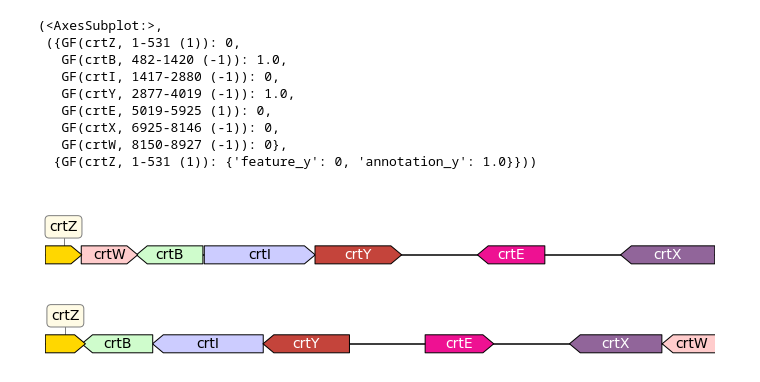
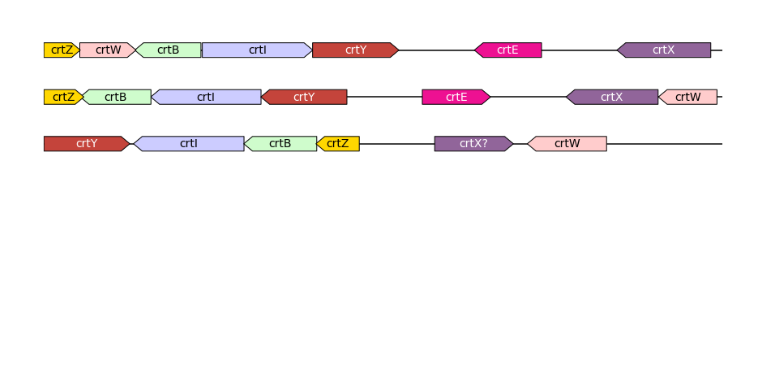
Before and after one commit to DarrenKey/Astaxanthin-RD1-Project, a Jupyter notebook: python-scripts/OperonCreation.ipynb, the cells around one changed output. Cells and saved outputs as stored; diff of their text form; code cells hidden in the pictures; blank space fills up the shorter version.

```diff
--- a/python-scripts/OperonCreation.ipynb
+++ b/python-scripts/OperonCreation.ipynb
@@ -25,7 +25,7 @@ import matplotlib.pyplot as plt
 
 uni_thick = 18
 font_dict = {'fontsize' : 14}
-features=[
+rd1_features=[
     GraphicFeature(start=0, end=483, strand=+1, color="#ffd700",
                    label="crtZ", fontdict = font_dict, thickness = uni_thick),
     GraphicFeature(start=476, end=1222, strand=+1, color="#ffcccc",
@@ -44,9 +44,9 @@ features=[
                    label="crtX", fontdict = font_dict, thickness = uni_thick)
 
 ]
-record = GraphicRecord(sequence_length=8845, features=features, feature_level_height=0)
+rd1_record = GraphicRecord(sequence_length=9000, features=rd1_features, feature_level_height=0)
 # record.default_font_family = 'Times New Roman'
 
-ax, _ = record.plot(figure_width=15, with_ruler=False)
+ax, _ = rd1_record.plot(figure_width=15, with_ruler=False)
 ax.figure.savefig('crtoperon_RD1.png', bbox_inches='tight')
 # %% [output]
@@ -54,8 +54,5 @@ ax.figure.savefig('crtoperon_RD1.png', bbox_inches='tight')
 # %%
-
-uni_thick = 18
-font_dict = {'fontsize' : 14}
-features=[
+faciens_features=[
     GraphicFeature(start=1, end=531, strand=+1, color="#ffd700",
                    label="crtZ", fontdict = font_dict, thickness = uni_thick),
     GraphicFeature(start=482, end=1420, strand=-1, color="#cffccc",
@@ -76,9 +73,9 @@ features=[
                    label="crtW", fontdict = font_dict, thickness = uni_thick)
 
 ]
-record = GraphicRecord(sequence_length=8927, features=features, feature_level_height=0)
+faciens_record = GraphicRecord(sequence_length=9000, features=faciens_features, feature_level_height=0)
 # record.default_font_family = 'Times New Roman'
 
-ax, _ = record.plot(figure_width=15, with_ruler=False)
+ax, _ = faciens_record.plot(figure_width=15, with_ruler=False)
 ax.figure.savefig('crtoperon_faciens.png', bbox_inches='tight')
 # %% [output]
@@ -86,66 +135,13 @@ ax.figure.savefig('crtoperon_faciens.png', bbox_inches='tight')
 # %%
 
-fig, (ax1, ax2) = plt.subplots(
-    2, 1, figsize=(12, 3), sharex=True, gridspec_kw={"height_ratios": [1, 1]}
+fig, (ax1, ax2, ax3) = plt.subplots(
+    3, 1, figsize=(15, 3), sharex=True, gridspec_kw={"height_ratios": [1, 1, 1]}
 )
-
-
-uni_thick = 18
-font_dict = {'fontsize' : 14}
-rd1_features=[
-    GraphicFeature(start=0, end=483, strand=+1, color="#ffd700",
-                   label="crtZ", fontdict = font_dict, thickness = uni_thick),
-    GraphicFeature(start=476, end=1222, strand=+1, color="#ffcccc",
-                   label="crtW", fontdict = font_dict, thickness = uni_thick),
-    GraphicFeature(start=1205, end=2083, strand=-1, color="#cffccc",
-                   label="crtB", fontdict = font_dict, thickness = uni_thick),
-    GraphicFeature(start=2101, end=3567, strand=+1, color="#ccccff",
-                   label="crtI", fontdict = font_dict, thickness = uni_thick),
-    GraphicFeature(start=3564, end=4709, strand=+1, color="#C4443B",
-                   label="crtY", fontdict = font_dict, thickness = uni_thick),
-
-    GraphicFeature(start=5709, end=6600, strand=-1, color="#EE1192",
-                   label="crtE", fontdict = font_dict, thickness = uni_thick),
-
-    GraphicFeature(start=7600, end=8845, strand=-1, color="#91659A",
-                   label="crtX", fontdict = font_dict, thickness = uni_thick)
-
-]
-
-faciens_features=[
-    GraphicFeature(start=1, end=531, strand=+1, color="#ffd700",
-                   label="crtZ", fontdict = font_dict, thickness = uni_thick),
-    GraphicFeature(start=482, end=1420, strand=-1, color="#cffccc",
-                   label="crtB", fontdict = font_dict, thickness = uni_thick),
-    GraphicFeature(start=1417, end=2880, strand=-1, color="#ccccff",
-                   label="crtI", fontdict = font_dict, thickness = uni_thick),
-    GraphicFeature(start=2877, end=4019, strand=-1, color="#C4443B",
-                   label="crtY", fontdict = font_dict, thickness = uni_thick),
-
-
-    GraphicFeature(start=5019, end=5925, strand=+1, color="#EE1192",
-                   label="crtE", fontdict = font_dict, thickness = uni_thick),
-
-    GraphicFeature(start=6925, end=8146, strand=-1, color="#91659A",
-                   label="crtX", fontdict = font_dict, thickness = uni_thick),
-
-    GraphicFeature(start=8150, end=8927, strand=-1, color="#ffcccc",
-                   label="crtW", fontdict = font_dict, thickness = uni_thick)
-
-]
-rd1_record = GraphicRecord(sequence_length=8845, features=rd1_features, feature_level_height=0)
-faciens_record = GraphicRecord(sequence_length=8845, features=faciens_features, feature_level_height=0)
 
 rd1_record.plot(ax = ax1, figure_width=15, with_ruler=False)
 faciens_record.plot(ax = ax2, figure_width=15, with_ruler=False)
+pb304_record.plot(ax=ax3, figure_width=15, with_ruler=False)
+
+fig.savefig('crtoperon_all.png', bbox_inches='tight')
 # %% [output]
-(<AxesSubplot:>,
- ({GF(crtZ, 1-531 (1)): 0,
-   GF(crtB, 482-1420 (-1)): 1.0,
-   GF(crtI, 1417-2880 (-1)): 0,
-   GF(crtY, 2877-4019 (-1)): 1.0,
-   GF(crtE, 5019-5925 (1)): 0,
-   GF(crtX, 6925-8146 (-1)): 0,
-   GF(crtW, 8150-8927 (-1)): 0},
-  {GF(crtZ, 1-531 (1)): {'feature_y': 0, 'annotation_y': 1.0}}))
-[figure, old version]
+[figure, new version]
```
Also changed, not shown: parts of 5 cells of this notebook.
